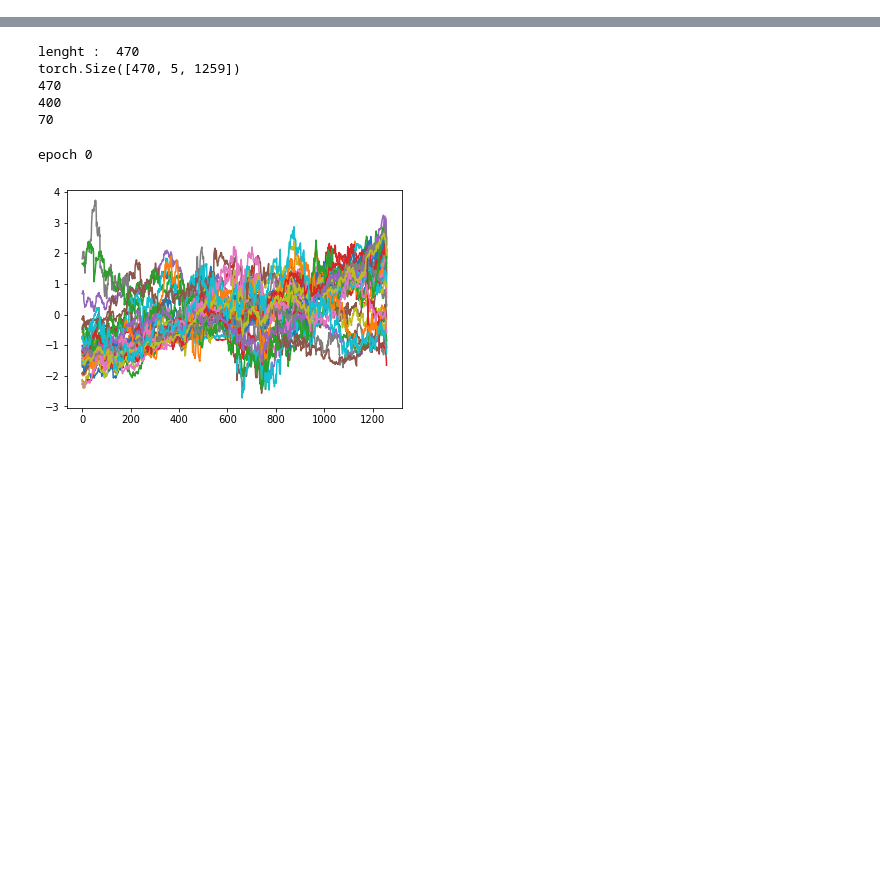
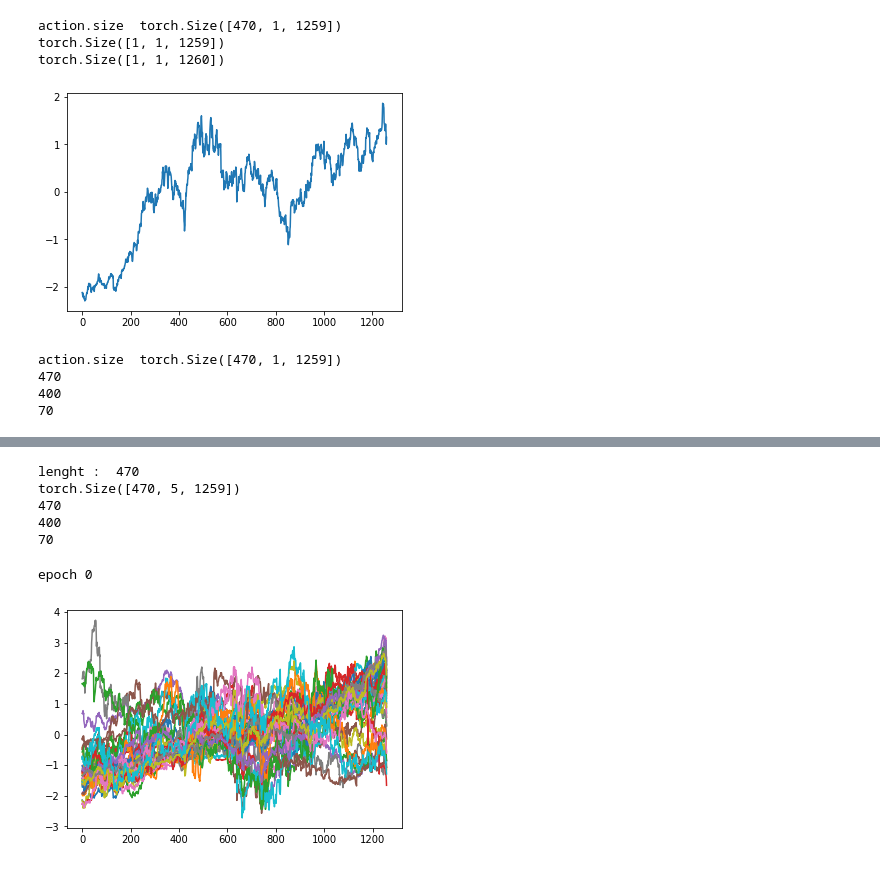
Before and after one commit to mdurandgasselin/IFT-725-TimeSeries, a Jupyter notebook: test_seriesNet.ipynb, the cells around one changed output, grey strips where cells are left out. Drawn from its saved outputs; the diff is of its cells as text; code cells hidden in the pictures; blank space fills up the shorter version.

```diff
--- a/test_seriesNet.ipynb
+++ b/test_seriesNet.ipynb
@@ -19,0 +22,28 @@ import SeriesNetTrainTestManager as SNTTM
+# %%
+importlib.reload(fn_500_dataset)
+importlib.reload(seriesNet_torch)
+dataset = fn_500_dataset.ActionDataset(".\\individual_stocks_5yr/",axes = 'open', normalise=True)
+
+plt.plot(dataset[0].detach().numpy().reshape(-1))
+print(dataset[0].view(1,1,1259).size())
+padding = nn.ReflectionPad1d((1, 0))
+print(padding(dataset[0].view(1,1,1259)).size())
+# %% [output]
+action.size  torch.Size([470, 1, 1259])
+torch.Size([1, 1, 1259])
+torch.Size([1, 1, 1260])
+[figure, added]
+# %%
+dataset = fn_500_dataset.ActionDataset(".\\individual_stocks_5yr/",axes='close', normalise=False)
+dataset.float()
+dataset_train, dataset_validation = dataset[0:400], dataset[400:]# torch.utils.data.random_split(dataset, (400, 70))
+print(len(dataset))
+print(len(dataset_train))
+print(len(dataset_validation))
+training_loader = DataLoader(dataset_train, batch_size=10, shuffle=True, drop_last=False)
+valid_loader = DataLoader(dataset_validation, batch_size=10, shuffle=True, drop_last=False)
+# %% [output]
+action.size  torch.Size([470, 1, 1259])
+470
+400
+70
```
Also changed, not shown: parts of 18 cells of this notebook, 3 other files.
